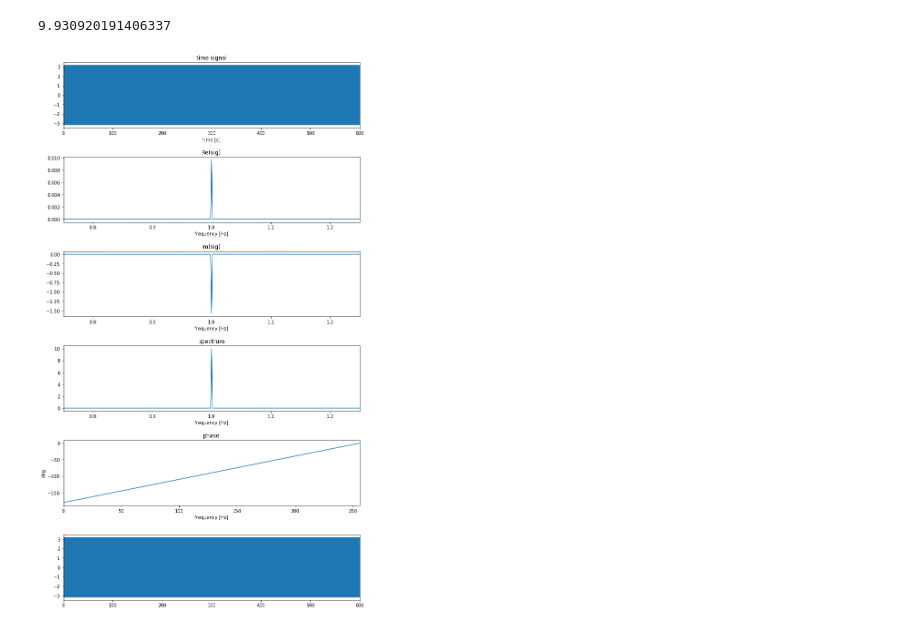
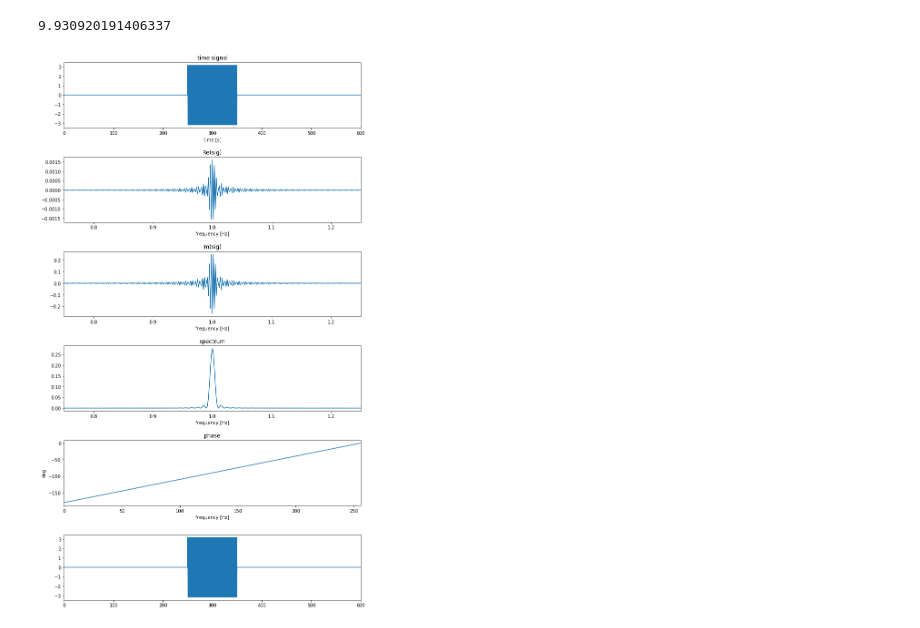
Before and after one commit to gregorylukasiewicz/correlation, a Jupyter notebook: 3corr.ipynb, the cells around one changed output. Cells and saved outputs as stored; diff of their text form; code cells hidden in the pictures.

```diff
--- a/3corr.ipynb
+++ b/3corr.ipynb
@@ -487,38 +487,38 @@ spec1[int(freqScale)]
 pos = 1
 amp2 = 10 # kwadrat amplitydy
 timeSig2 = sqrt(amp2)*np.sin( pos * timeLine * 2*np.pi)
-#for i in range(0,250 * sampleRate, 1):
-#    timeSig2[i] = 0;
-#    timeSig2[350*sampleRate+i] = 0;
+for i in range(0,250 * sampleRate, 1):
+    timeSig2[i] = 0;
+    timeSig2[350*sampleRate+i] = 0;
 
 
 freqSig2 = np.fft.rfft(timeSig2)/(timeNum)
 
 reverseTimeSig2 = (timeNum) * np.fft.irfft(freqSig2)
 
 spec2 = np.power(abs(2*freqSig2),2)
 
 phase = np.arctan(freqSig2.imag/freqSig2.real) * 180 / (np.pi/2)
 
 fig2, (ax1, ax2, ax3, ax4, ax5, ax6) = plt.subplots(6,1)
 ax1.plot(timeLine, timeSig2)
 ax1.set(xlim = (0,600), title = "time signal", xlabel = "time [s]")
 ax2.plot(freq, freqSig2.real)
 ax2.set(xlim = (pos - 0.25, pos + 0.25), title = "Re(sig)", xlabel = "frequency [Hz]")
 ax3.plot(freq, freqSig2.imag)
 ax3.set(xlim = (pos - 0.25, pos + 0.25), title = "Im(sig)", xlabel = "frequency [Hz]")
 ax4.plot(freq, spec2)
 ax4.set(xlim = (pos - 0.25, pos + 0.25), title = "spectrum", xlabel = "frequency [Hz]")
 ax5.plot(freq, phase)
 ax5.set(xlim = (0, 256), title = "phase", xlabel = "frequency [Hz]", ylabel = "deg")
 ax6.plot(timeLine, reverseTimeSig2)
 ax6.set(xlim = (0,600))
 
 
 fig2.tight_layout(pad = -3) # rozsunięcie wykresów, żeby zmieściły się podpisy pod osiami
 fig2.set_figheight(15)
 fig2.set_figwidth(9)
 
 plt.show()
 # %% [output]
-[figure, old version]
+[figure, new version]
```
